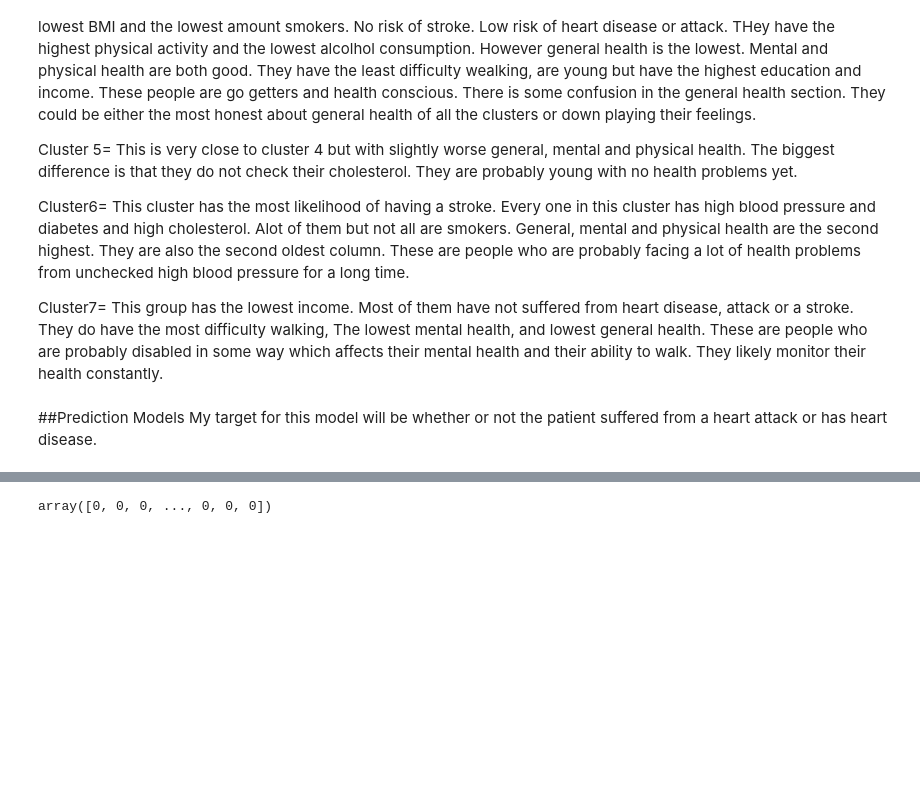
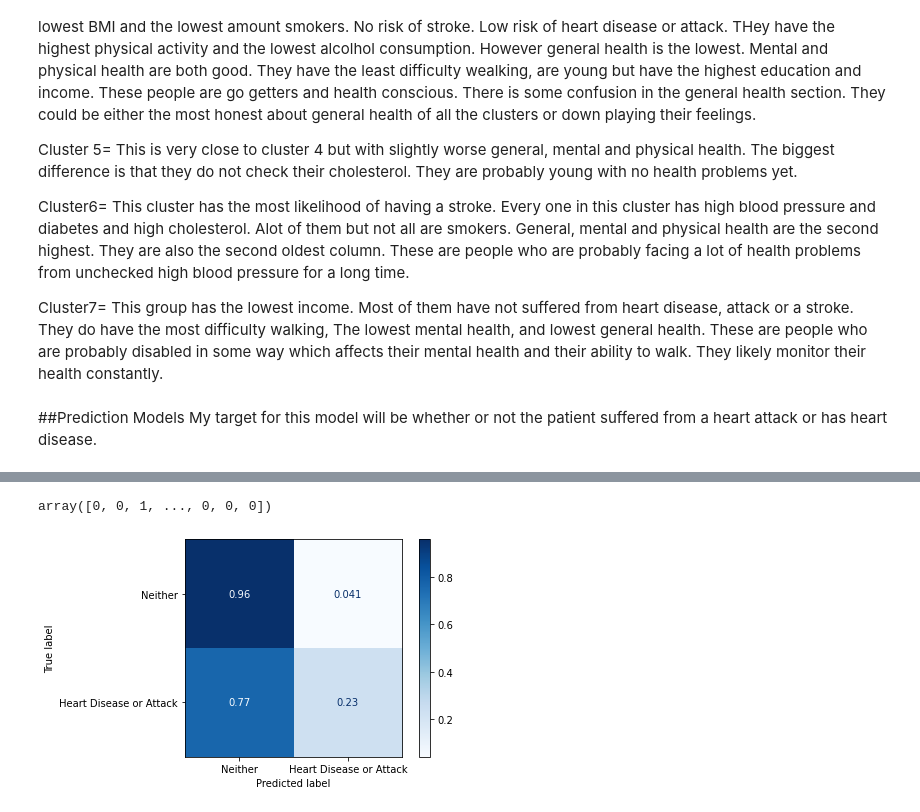
Before and after one commit to meburns2011/Heart-Disease-Predictor, a Jupyter notebook: Heart_Disease_Predictor.ipynb, the cells around one changed output, grey strips where cells are left out. Saved outputs shown, nothing was run; the diff lists cells and outputs as text; code cells hidden in the pictures; blank space fills up the shorter version.

```diff
--- a/Heart_Disease_Predictor.ipynb
+++ b/Heart_Disease_Predictor.ipynb
@@ -630,14 +670,20 @@ best_model.score(X_test, y_test)
 # %%
 #K nearest neighbors
 from sklearn.neighbors import KNeighborsClassifier
-knn = KNeighborsClassifier(n_neighbors=5)
+knn = KNeighborsClassifier(n_neighbors=7)
 knn_pipe = make_pipeline(scaler, knn)
 knn_pipe.fit(X_train, y_train)
 
 predictions = knn_pipe.predict(X_test)
 predictions
 # %% [output]
-array([0, 0, 0, ..., 0, 0, 0])
+array([0, 0, 1, ..., 0, 0, 0])
+# %%
+from sklearn.metrics import ConfusionMatrixDisplay
+labels=['Neither','Heart Disease or Attack' ]
+ConfusionMatrixDisplay.from_predictions(y_test, predictions, display_labels=labels, cmap='Blues', normalize='true');
+# %% [output]
+[figure, added]
 # %%
 acc_score = knn_pipe.score(X_test, y_test)
 acc_score
```
Also changed, not shown: parts of 36 cells of this notebook.
